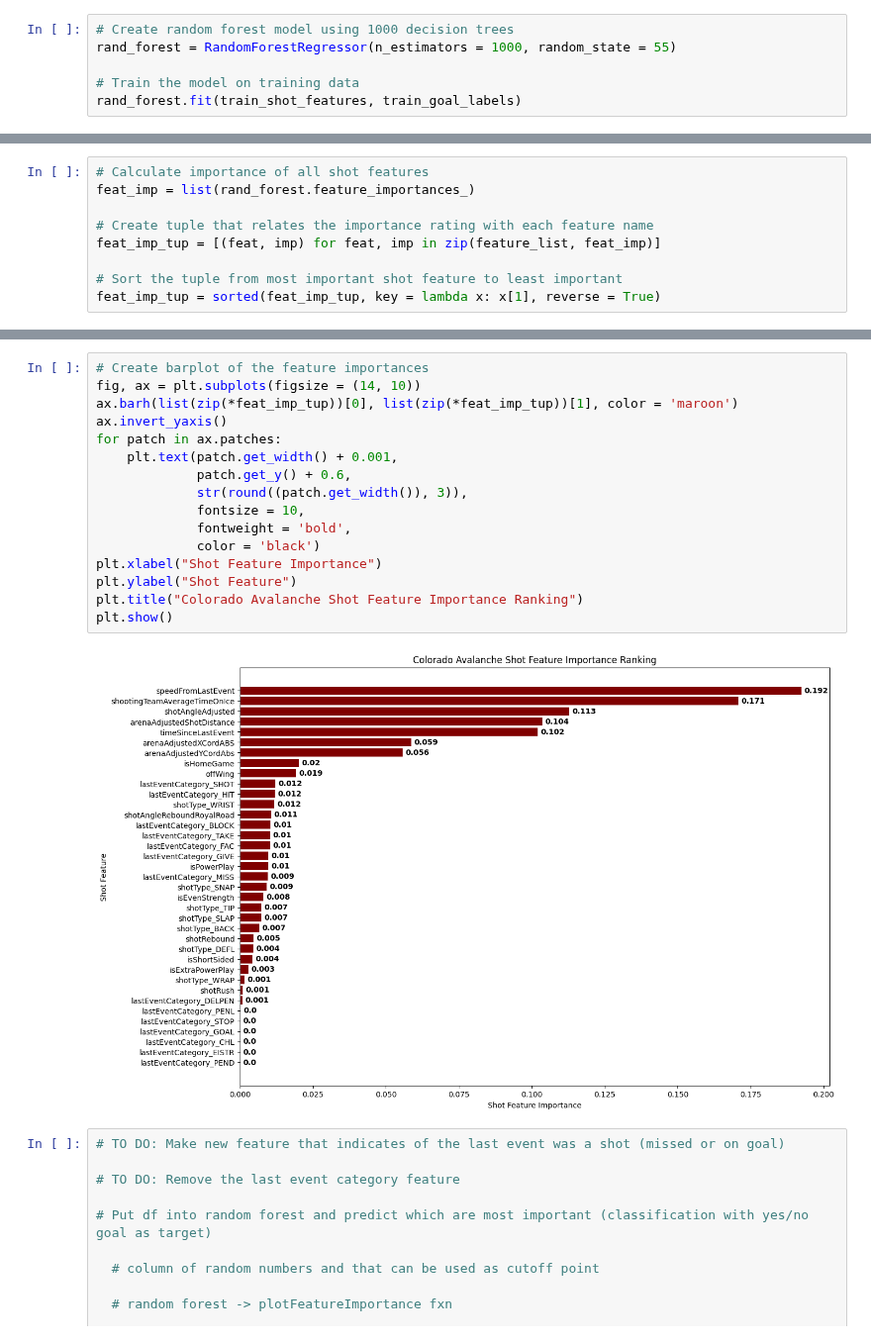
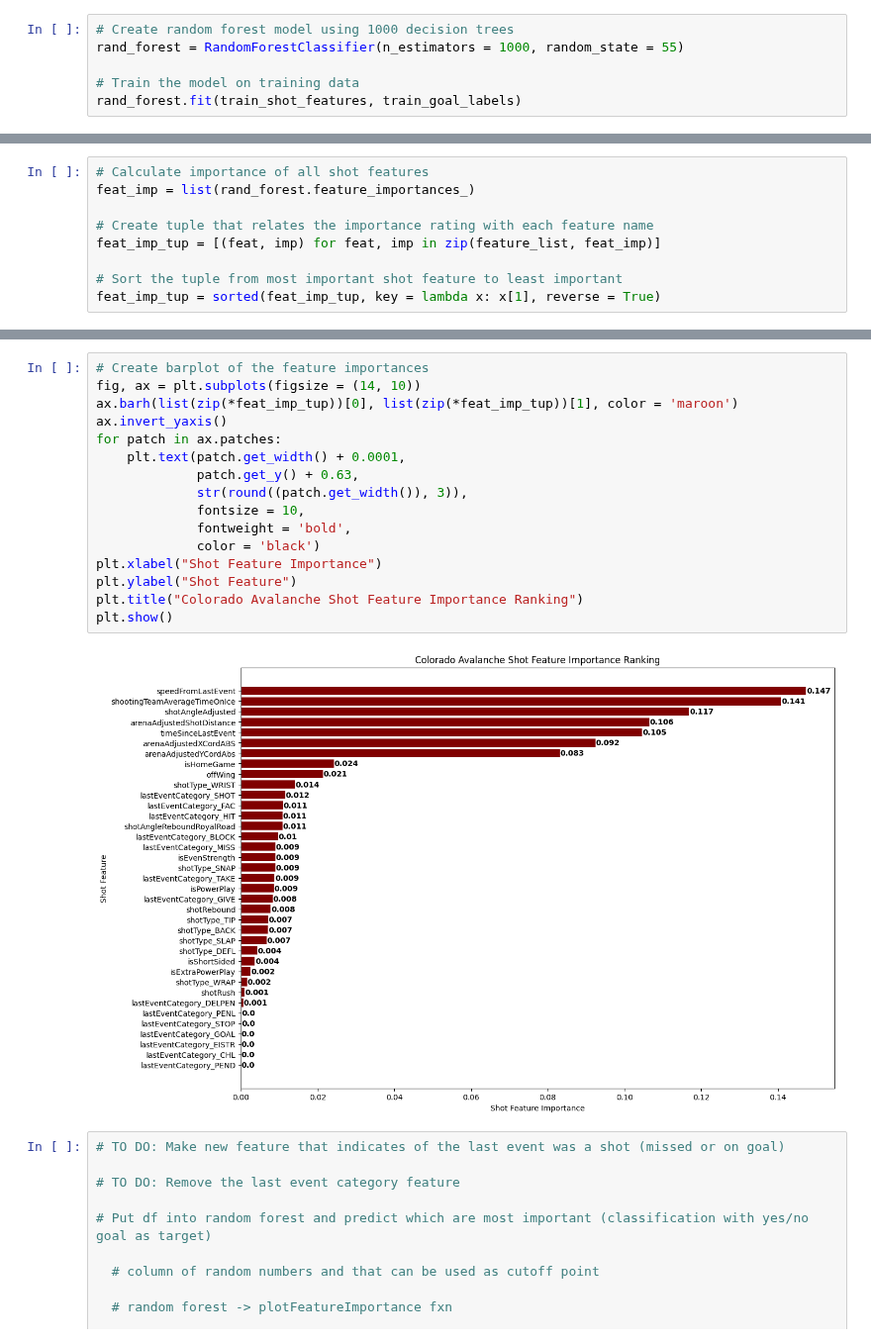
Before and after one commit to LonnyCox55/MSDS696_NHLExpectedGoalPrediction, a Jupyter notebook: main.ipynb, the cells around one changed output, grey strips where cells are left out. Shown at 99% size. Drawn from its saved outputs; the diff is of its cells as text.

Commit message:
changed from rf regressor to classifier

```diff
--- a/main.ipynb
+++ b/main.ipynb
@@ -311,7 +312,7 @@ print(test_goal_labels.shape)
 # Random Forest Classifier
 # %%
 # Create random forest model using 1000 decision trees
-rand_forest = RandomForestRegressor(n_estimators = 1000, random_state = 55)
+rand_forest = RandomForestClassifier(n_estimators = 1000, random_state = 55)
 
 # Train the model on training data
 rand_forest.fit(train_shot_features, train_goal_labels)
@@ -329,21 +337,21 @@ feat_imp_tup = sorted(feat_imp_tup, key = lambda x: x[1], reverse = True)
 # %%
 # Create barplot of the feature importances
 fig, ax = plt.subplots(figsize = (14, 10))
 ax.barh(list(zip(*feat_imp_tup))[0], list(zip(*feat_imp_tup))[1], color = 'maroon')
 ax.invert_yaxis()
 for patch in ax.patches:
-    plt.text(patch.get_width() + 0.001,
-             patch.get_y() + 0.6,
+    plt.text(patch.get_width() + 0.0001,
+             patch.get_y() + 0.63,
              str(round((patch.get_width()), 3)),
              fontsize = 10,
              fontweight = 'bold',
              color = 'black')
 plt.xlabel("Shot Feature Importance")
 plt.ylabel("Shot Feature")
 plt.title("Colorado Avalanche Shot Feature Importance Ranking")
 plt.show()
 # %% [output]
-[figure, old version]
+[figure, new version]
 # %%
 # TO DO: Make new feature that indicates of the last event was a shot (missed or on goal)
 
```
Also changed, not shown: parts of 3 cells of this notebook.
